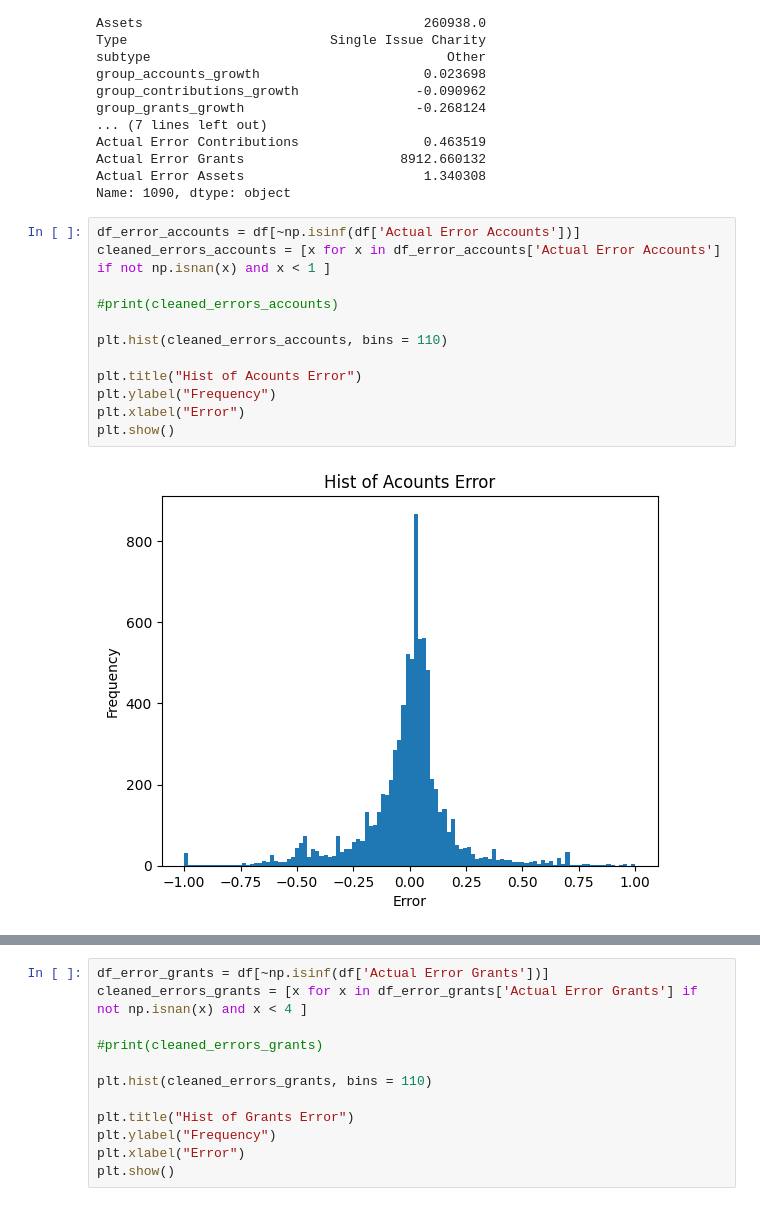
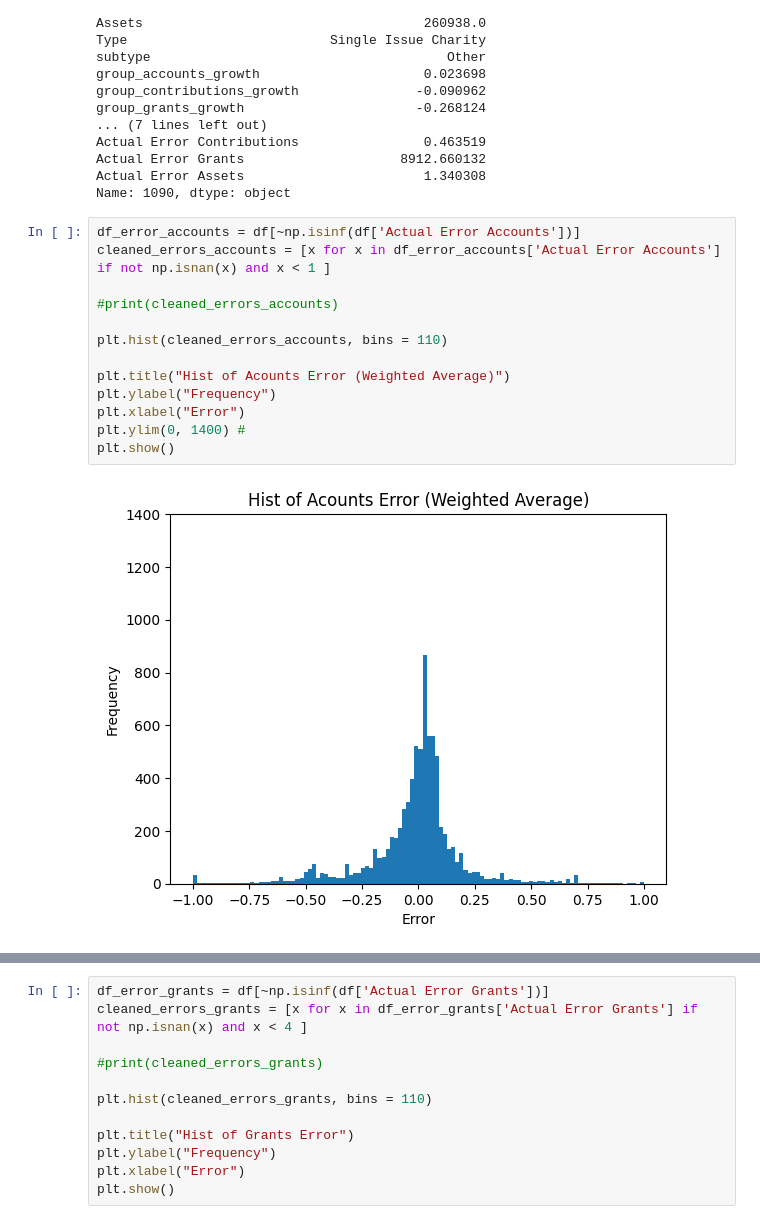
Before and after one commit to nichmars/Test, a Jupyter notebook: WeightedAveragePctChange.ipynb, the cells around one changed output, grey strips where cells are left out. Saved outputs shown, nothing was run; the diff lists cells and outputs as text.

```diff
--- a/WeightedAveragePctChange.ipynb
+++ b/WeightedAveragePctChange.ipynb
@@ -198,17 +198,18 @@ Name: 1090, dtype: object
 # %%
 df_error_accounts = df[~np.isinf(df['Actual Error Accounts'])]
 cleaned_errors_accounts = [x for x in df_error_accounts['Actual Error Accounts'] if not np.isnan(x) and x < 1 ]
 
 #print(cleaned_errors_accounts)
 
 plt.hist(cleaned_errors_accounts, bins = 110)
 
-plt.title("Hist of Acounts Error")
+plt.title("Hist of Acounts Error (Weighted Average)")
 plt.ylabel("Frequency")
 plt.xlabel("Error")
+plt.ylim(0, 1400) #
 plt.show()
 # %% [output]
-[figure, old version]
+[figure, new version]
 # %%
 df_error_contributions = df[~np.isinf(df['Actual Error Contributions'])]
 cleaned_errors_contributions = [x for x in df_error_contributions['Actual Error Contributions'] if not np.isnan(x) and x < 6 ]
```
Also changed, not shown: parts of 4 cells of this notebook.
